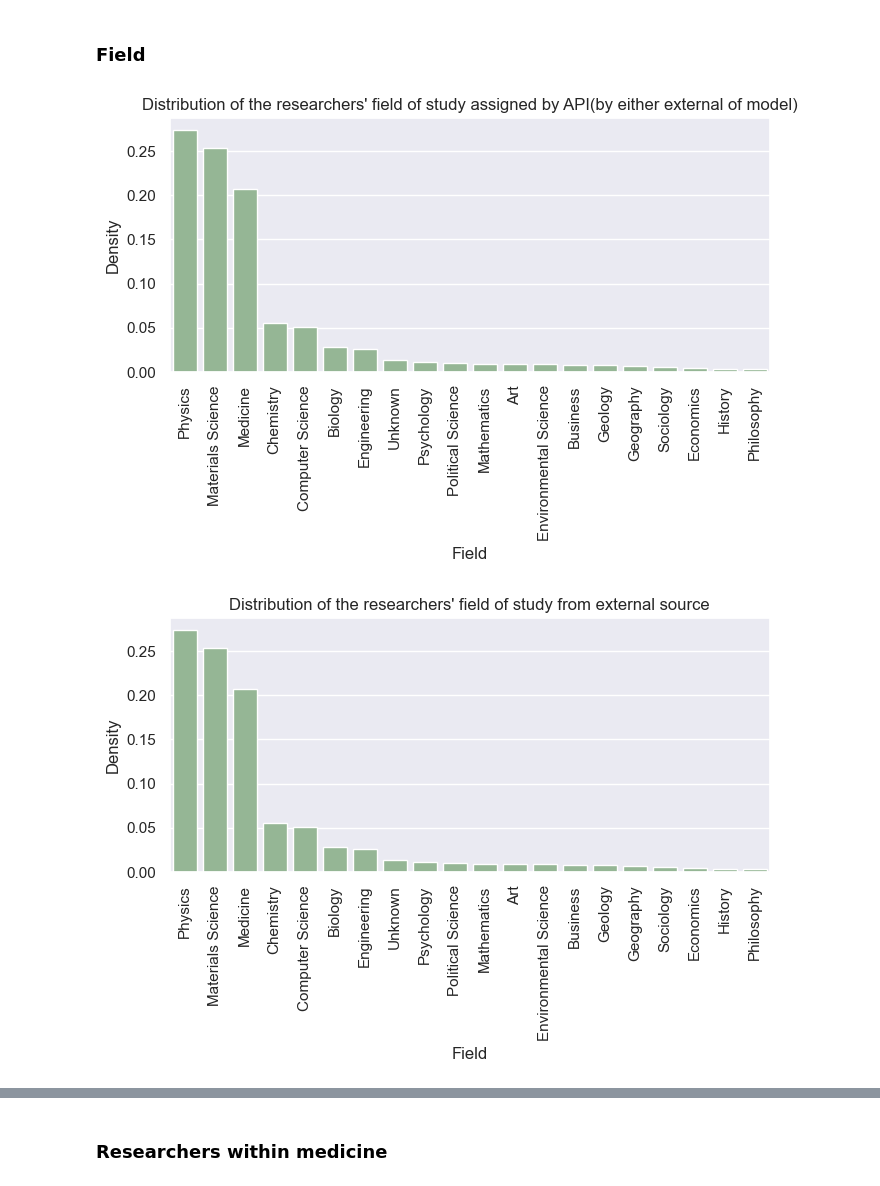
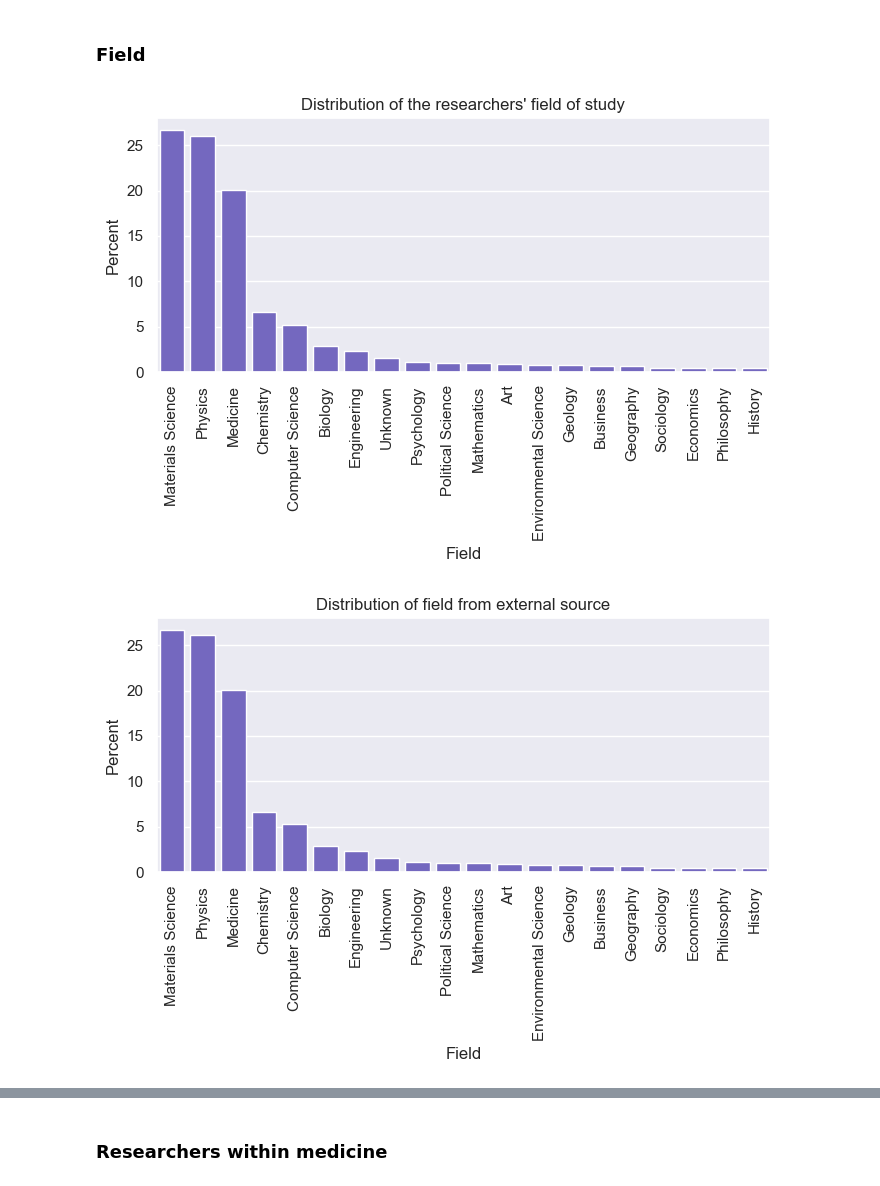
Before and after one commit to EllenWM/Evolution-of-Gender-Diversity-in-Physics-Conferences, a Jupyter notebook: Plots.ipynb, the cells around one changed output, grey strips where cells are left out. Cells and saved outputs as stored; diff of their text form; code cells hidden in the pictures.

```diff
--- a/Plots.ipynb
+++ b/Plots.ipynb
@@ -5,3 +5,16 @@ import matplotlib.pyplot as plt
 import numpy as np
 sns.set(font_scale = 1, style = 'darkgrid', rc={'figure.figsize':(7,5)})
 pd.options.mode.chained_assignment = None  # default='warn'
+# %%
+#load data for researchers and divisions
+df_researchers = pd.read_pickle("Files/Dataframes/researchersFinal.pkl").drop(['ID'], axis = 1).rename(columns = {'AuthorCount': 'ResearcherCount'})
+errorResearchers_gender = pd.read_pickle("Files/Dataframes/ResearchersNotFound_wGender.pkl").drop('ID', axis = 1).drop_duplicates(subset = ['SearchName', 'Year', 'SessionType']) #only unique researchers(wrt. year and session type)
+
+#change F to Female, M to Male and ? to Unknown
+replacements = {'F': 'Female', 'M': 'Male', '?': 'Unknown'}
+df_researchers['Gender'] = df_researchers['Gender'].map(replacements)
+errorResearchers_gender['Gender'] = errorResearchers_gender['Gender'].map(replacements)
+# %%
+#remove researchers with negative seniority
+researcher_positiveSeniority = df_researchers[df_researchers.Seniority >= 0].reset_index(drop = True)
+print("Number of researchers deleted, which had negative seniority:", len(df_researchers.SearchName.unique()) - len(researcher_positiveSeniority.SearchName.unique()))
@@ -8,7 +23,5 @@ pd.options.mode.chained_assignment = None  # default='warn'
 # %%
-#load data for researchers and divisions
-df_researchers = pd.read_pickle("Files/Dataframes/researchersFinal.pkl")
-researchers = df_researchers.drop_duplicates(subset = ['SearchName', 'Year', 'SessionType']) #only unique researchers(wrt. year and session type)
-divisionResearchers = df_researchers.drop_duplicates(subset = ['SearchName', 'Year', 'Division', 'SessionType']) #unique researchers, also wrt. division
-errorResearchers = pd.read_pickle("Files/Dataframes/errorResearchers_filtered.pkl")
-errorResearchers_gender = pd.read_pickle("Files/Dataframes/ResearchersNotFound_wGender.pkl")
+researchers = researcher_positiveSeniority.drop_duplicates(subset = ['SearchName', 'Year', 'SessionType']) #only unique researchers(wrt. year and session type)
+sponsUnitResearchers = researcher_positiveSeniority.drop_duplicates(subset = ['SearchName', 'Year', 'SessionType', 'AssignedSponsoringUnit']) #unique researchers, also wrt. sponsoring unit
+#errorResearchers = pd.read_pickle("Files/Dataframes/errorResearchers_filtered.pkl").drop_duplicates(subset = ['SearchName', 'Year', 'SessionType']) #only unique researchers(wrt. year and session type)
+uniqueResearchers = researchers.drop_duplicates(subset='SearchName')
@@ -29,29 +58,29 @@ plt.show()
 # %% [markdown]
 ### Field
 # %%
-field_API = (researchers.groupby('API_Field').count()/len(researchers)).sort_values(by ='ID', ascending = False).reset_index()
-fields_external = (researchers.groupby('ExternalField').count()/len(researchers)).sort_values(by ='ID', ascending = False).reset_index()
-fields_model = (researchers.groupby('ModelField').count()/len(researchers)).sort_values(by ='ID', ascending = False).reset_index()
+field_API = (uniqueResearchers.groupby('API_Field').count()/(len(uniqueResearchers))*100).sort_values(by ='SearchName', ascending = False).reset_index()
+fields_external = (uniqueResearchers.groupby('ExternalField').count()/(len(uniqueResearchers))*100).sort_values(by ='SearchName', ascending = False).reset_index()
+fields_model = (uniqueResearchers.groupby('ModelField').count()/(len(uniqueResearchers))*100).sort_values(by ='SearchName', ascending = False).reset_index()
 # %%
-sns.barplot(data = field_API, x = 'API_Field', y = 'ID', color = 'darkseagreen')
+sns.barplot(data = field_API, x = 'API_Field', y = 'SearchName', color = 'slateblue')
 plt.xticks(rotation=90)
 plt.xlabel('Field')
-plt.ylabel('Density')
-plt.title("Distribution of the researchers' field of study assigned by API(by either external of model)")
+plt.ylabel('Percent')
+plt.title("Distribution of the researchers' field of study")
 plt.tight_layout()
 plt.savefig("Figures/fieldPlot_API.png", bbox_inches='tight')
 plt.show()
 # %% [output]
-[figure, old version]
+[figure, new version]
 # %%
-sns.barplot(data = fields_external, x = 'ExternalField', y = 'ID', color = 'darkseagreen')
+sns.barplot(data = fields_external, x = 'ExternalField', y = 'SearchName', color = 'slateblue')
 plt.xticks(rotation=90)
 plt.xlabel('Field')
-plt.ylabel('Density')
-plt.title("Distribution of the researchers' field of study from external source")
+plt.ylabel('Percent')
+plt.title("Distribution of field from external source")
 plt.tight_layout()
 plt.savefig("Figures/fieldPlot_external.png", bbox_inches='tight')
 plt.show()
 # %% [output]
-[figure, old version]
+[figure, new version]
 # %%
```
Also changed, not shown: parts of 102 cells of this notebook, 10 other files.
